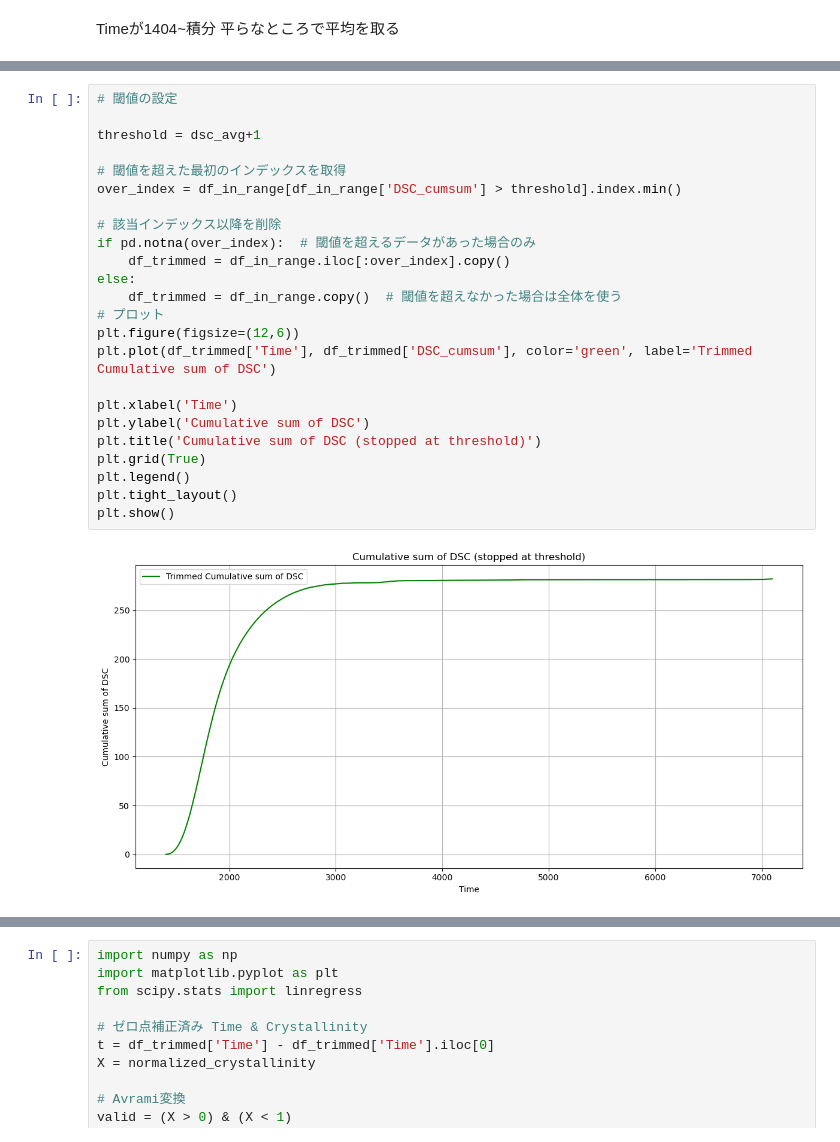
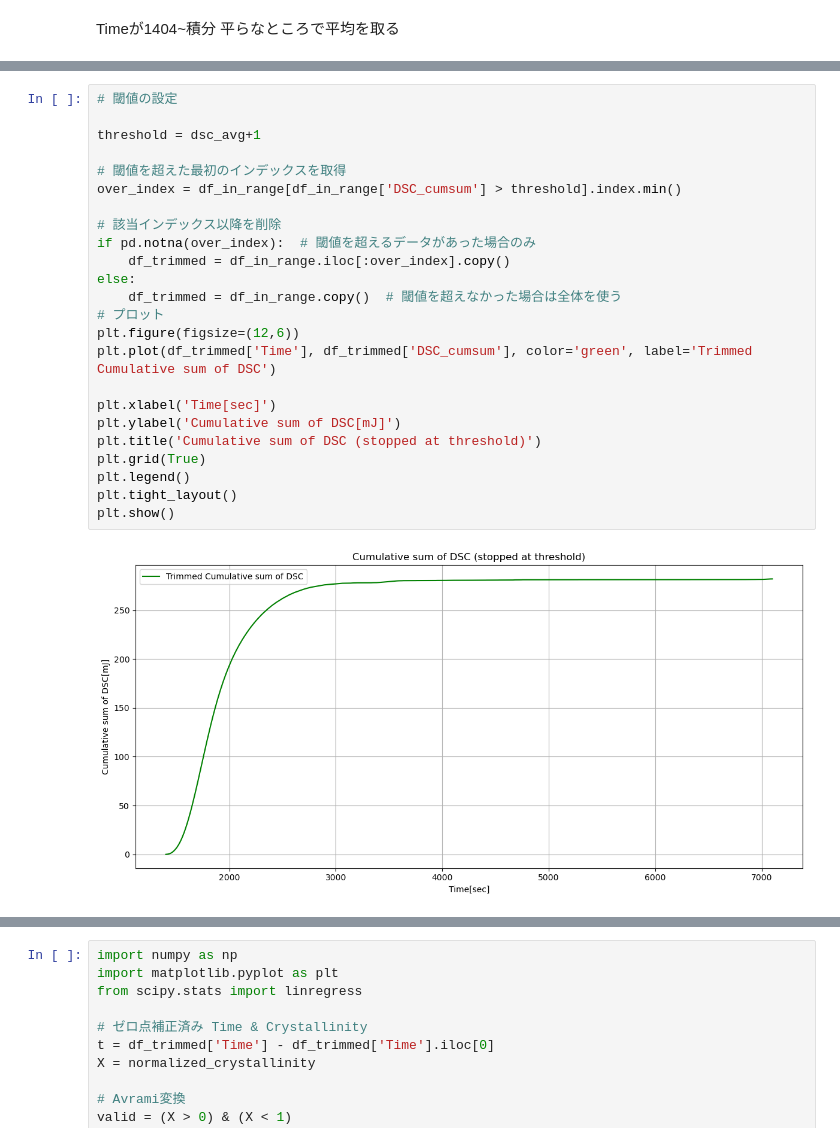
Before and after one commit to kyoka1013/-DSC-, a Jupyter notebook: ana.ipynb, the cells around one changed output, grey strips where cells are left out. Drawn from its saved outputs; the diff is of its cells as text.

```diff
--- a/ana.ipynb
+++ b/ana.ipynb
@@ -67,29 +67,29 @@ plt.show()
 # %%
 # 閾値の設定
 
 threshold = dsc_avg+1
 
 # 閾値を超えた最初のインデックスを取得
 over_index = df_in_range[df_in_range['DSC_cumsum'] > threshold].index.min()
 
 # 該当インデックス以降を削除
 if pd.notna(over_index):  # 閾値を超えるデータがあった場合のみ
     df_trimmed = df_in_range.iloc[:over_index].copy()
 else:
     df_trimmed = df_in_range.copy()  # 閾値を超えなかった場合は全体を使う
 # プロット
 plt.figure(figsize=(12,6))
 plt.plot(df_trimmed['Time'], df_trimmed['DSC_cumsum'], color='green', label='Trimmed Cumulative sum of DSC')
 
-plt.xlabel('Time')
-plt.ylabel('Cumulative sum of DSC')
+plt.xlabel('Time[sec]')
+plt.ylabel('Cumulative sum of DSC[mJ]')
 plt.title('Cumulative sum of DSC (stopped at threshold)')
 plt.grid(True)
 plt.legend()
 plt.tight_layout()
 plt.show()
 # %% [output]
-[figure, old version]
+[figure, new version]
 # %%
 
 
```
Also changed, not shown: parts of 3 cells of this notebook.
